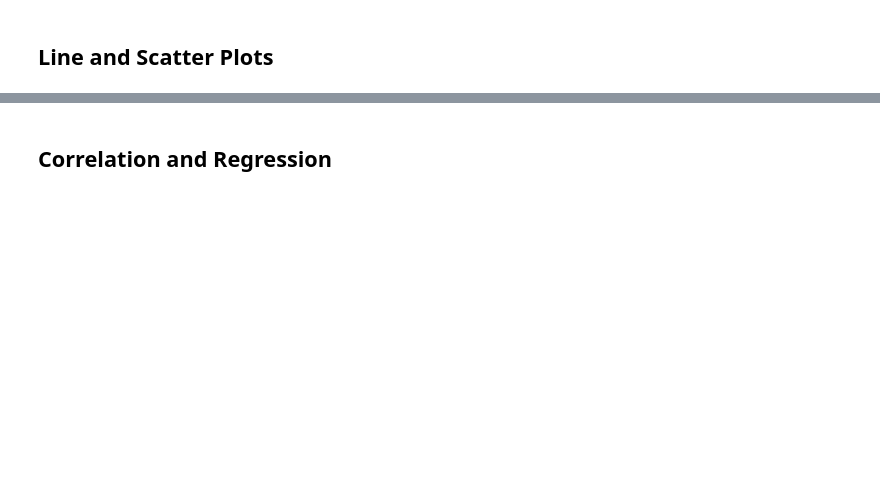
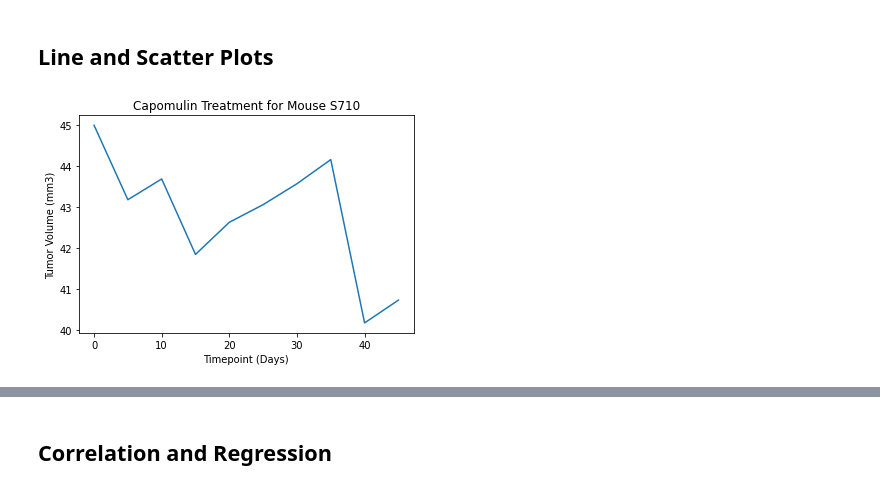
Before and after one commit to leonardz17/Matplotlib_Challenge, a Jupyter notebook: pymaceuticals_final.ipynb, the cells around one changed output, grey strips where cells are left out. Cells and saved outputs as stored; diff of their text form; code cells hidden in the pictures; blank space fills up the shorter version.

```diff
--- a/pymaceuticals_final.ipynb
+++ b/pymaceuticals_final.ipynb
@@ -259,0 +267,18 @@ SyntaxError: invalid syntax (<ipython-input-30-41f6e45e4898>, line 8)
+# %%
+# Generate a line plot of tumor volume vs. time point for a mouse treated with Capomulin
+tumor_time = cleaned_mousedata[["Mouse ID","Tumor Volume (mm3)","Timepoint","Drug Regimen"]]
+tumor_time1 = tumor_time.loc[tumor_time["Drug Regimen"]=="Capomulin"]
+tumor_time1 = tumor_time.loc[tumor_time["Mouse ID"]=="s710"]
+
+# x and y labels
+x_timepoint = tumor_time1["Timepoint"]
+y_tumorvol = tumor_time1["Tumor Volume (mm3)"]
+
+# Line plot
+plt.plot(x_timepoint,y_tumorvol)
+plt.xlabel("Timepoint (Days)")
+plt.ylabel("Tumor Volume (mm3)")
+plt.title("Capomulin Treatment for Mouse S710")
+plt.show()
+# %% [output]
+[figure, added]
```
Also changed, not shown: parts of 12 cells of this notebook.
